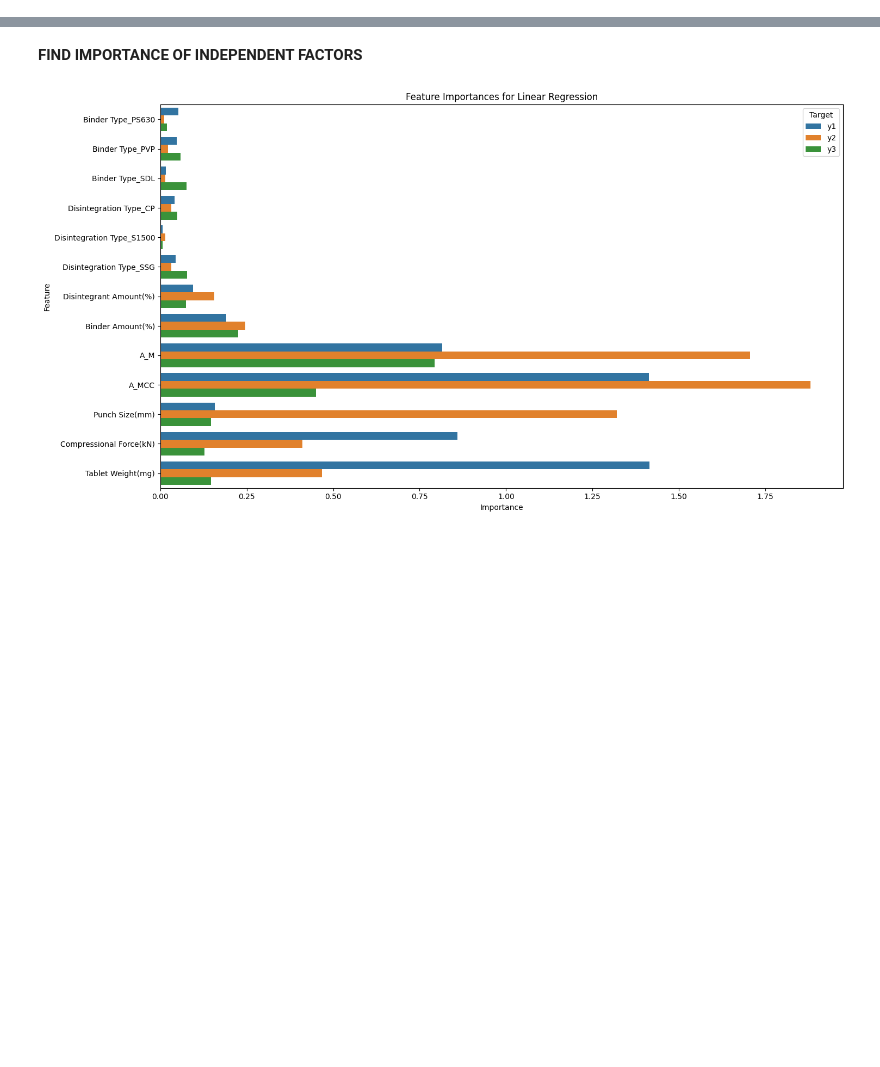
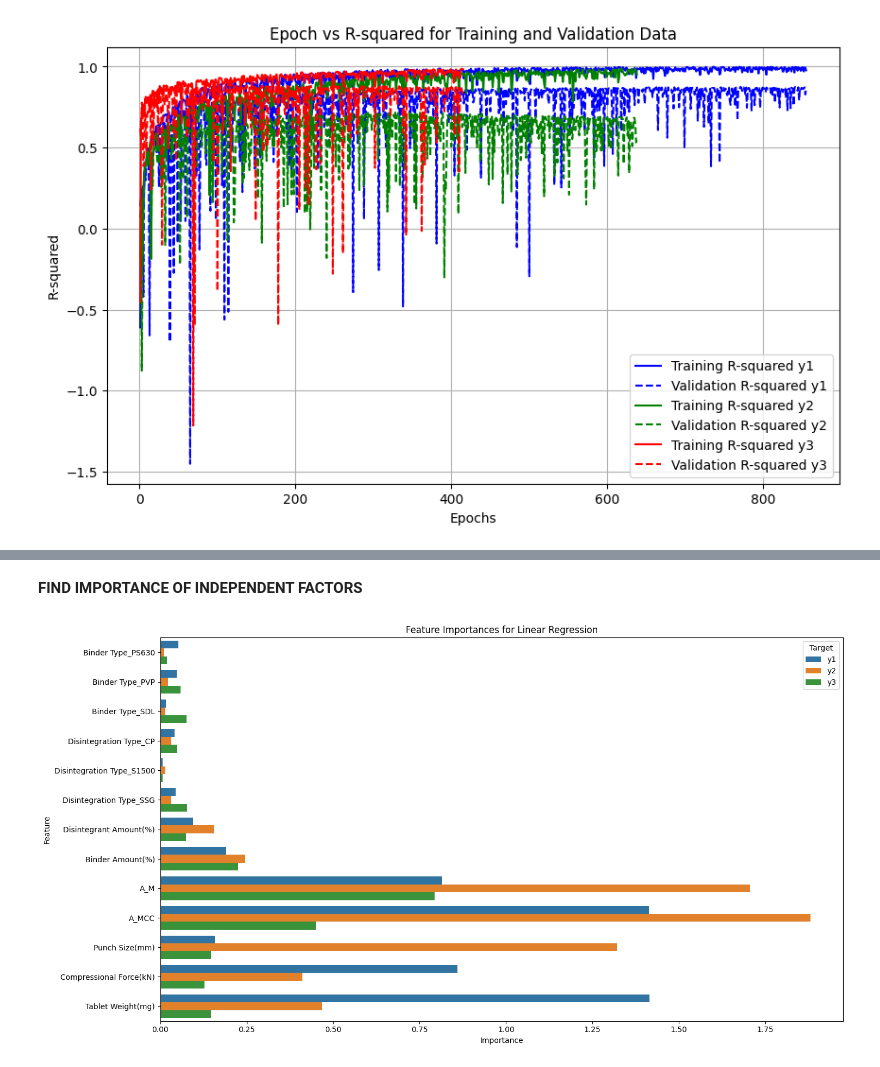
Before and after one commit to Swayamprakashpatel/IR_Tablet, a Jupyter notebook: IR_Tablet.ipynb, the cells around one changed output, grey strips where cells are left out. Saved outputs shown, nothing was run; the diff lists cells and outputs as text; code cells hidden in the pictures; blank space fills up the shorter version.

```diff
--- a/IR_Tablet.ipynb
+++ b/IR_Tablet.ipynb
@@ -73,7 +73,7 @@ y3_pred_linear = linear_reg_y3.predict(X_test)
 linear_mse_y3 = mean_squared_error(y3_test, y3_pred_linear)
 
 # Support Vector Machine (SVM) for y1
-svm_y1 = SVR()
+svm_y1 = SVR( )
 svm_y1.fit(X_train, y1_train)
 y1_pred_svm = svm_y1.predict(X_test)
 svm_mse_y1 = mean_squared_error(y1_test, y1_pred_svm)
@@ -160,8 +160,11 @@ r2_callback_y3 = R2Callback(X_test, y3_test, filepath_y3, patience=369, delta=0.
 # Define and compile ANN model for y1
 ann_y1 = tf.keras.Sequential([
     tf.keras.layers.Dense(369, activation='relu', input_shape=(15,)),
+    tf.keras.layers.Dropout(0.5),
     tf.keras.layers.Dense(369, activation='relu'),
+    tf.keras.layers.Dropout(0.5),
     tf.keras.layers.Dense(369, activation='relu'),
+    tf.keras.layers.Dropout(0.5),
     tf.keras.layers.Dense(1, activation='relu')
 ])
 
@@ -181,8 +184,11 @@ y1_pred_ann = ann_y1.predict(X_test)
 # Define and compile ANN model for y2
 ann_y2 = tf.keras.Sequential([
     tf.keras.layers.Dense(369, activation='relu', input_shape=(15,)),
+    tf.keras.layers.Dropout(0.5),
     tf.keras.layers.Dense(369, activation='relu'),
+    tf.keras.layers.Dropout(0.5),
     tf.keras.layers.Dense(369, activation='relu'),
+    tf.keras.layers.Dropout(0.5),
     tf.keras.layers.Dense(1, activation='relu')
 ])
 
@@ -202,8 +208,11 @@ y2_pred_ann = ann_y2.predict(X_test)
 # Define and compile ANN model for y3
 ann_y3 = tf.keras.Sequential([
     tf.keras.layers.Dense(369, activation='relu', input_shape=(15,)),
+    tf.keras.layers.Dropout(0.5),
     tf.keras.layers.Dense(369, activation='relu'),
+    tf.keras.layers.Dropout(0.5),
     tf.keras.layers.Dense(369, activation='relu'),
+    tf.keras.layers.Dropout(0.5),
     tf.keras.layers.Dense(1, activation='relu')
 ])
 
@@ -349,3 +410,48 @@ Epoch 38/1000
+# %%
+import matplotlib.pyplot as plt
+import numpy as np
+
+# Extract R-squared values from the training history
+def extract_r_squared(history):
+    train_r2 = history.history['r_squared']
+    val_r2 = history.history['val_r_squared']
+    epochs = np.arange(1, len(train_r2) + 1)  # Correct epochs array
+    return epochs, train_r2, val_r2
+
+# Extract R-squared values for y1, y2, and y3
+epochs_y1, train_r2_y1, val_r2_y1 = extract_r_squared(hist_y1)
+epochs_y2, train_r2_y2, val_r2_y2 = extract_r_squared(hist_y2)
+epochs_y3, train_r2_y3, val_r2_y3 = extract_r_squared(hist_y3)
+
+# Plot R-squared values for training and validation data
+plt.figure(figsize=(10, 6))
+
+# Plot y1 R-squared values
+plt.plot(epochs_y1, train_r2_y1, label='Training R-squared y1', color='blue')
+plt.plot(epochs_y1, val_r2_y1, label='Validation R-squared y1', color='blue', linestyle='--')
+
+# Plot y2 R-squared values
+plt.plot(epochs_y2, train_r2_y2, label='Training R-squared y2', color='green')
+plt.plot(epochs_y2, val_r2_y2, label='Validation R-squared y2', color='green', linestyle='--')
+
+# Plot y3 R-squared values
+plt.plot(epochs_y3, train_r2_y3, label='Training R-squared y3', color='red')
+plt.plot(epochs_y3, val_r2_y3, label='Validation R-squared y3', color='red', linestyle='--')
+
+# Adding labels and legend
+plt.xlabel('Epochs')
+plt.ylabel('R-squared')
+plt.title('Epoch vs R-squared for Training and Validation Data')
+plt.legend()
+plt.grid(True)
+
+# Save the plot as a .tiff file with 600 dpi
+plt.savefig('/content/epoch_vs_r_squared.png', format='png', dpi=100)
+
+# Show the plot
+plt.show()
+# %% [output]
+[figure, added]
 # %%
 
 files.download('/content/Actual_vs_Predicted_y1.tiff')
```
Also changed, not shown: parts of 4 cells of this notebook.
